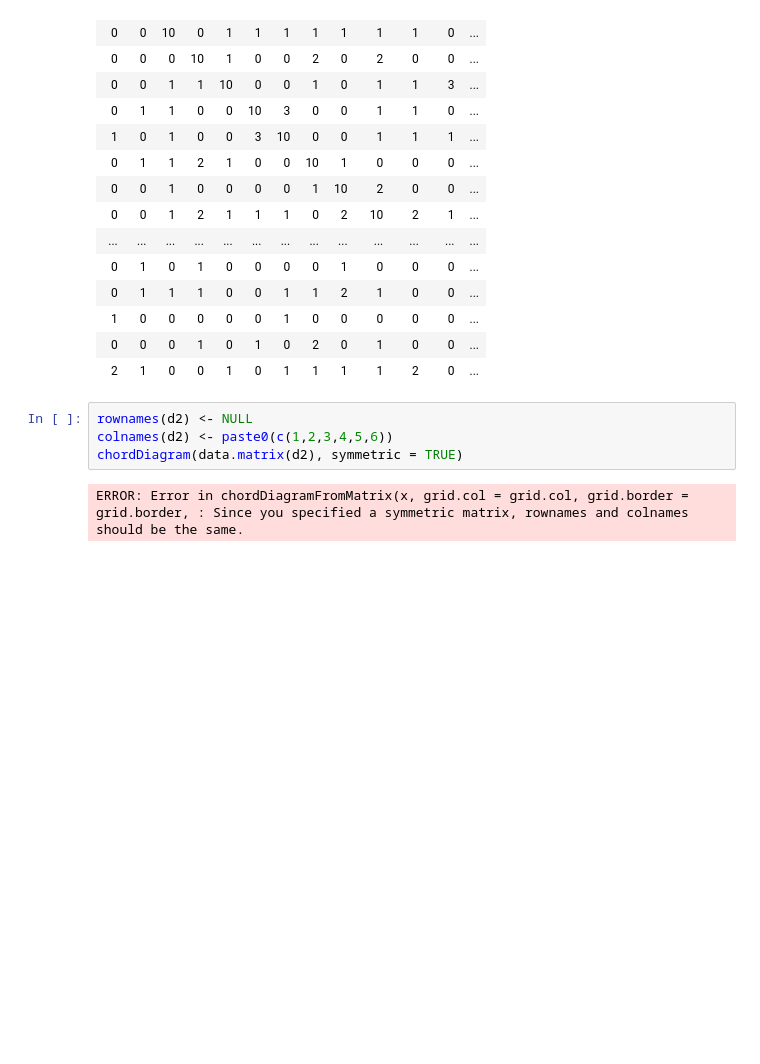
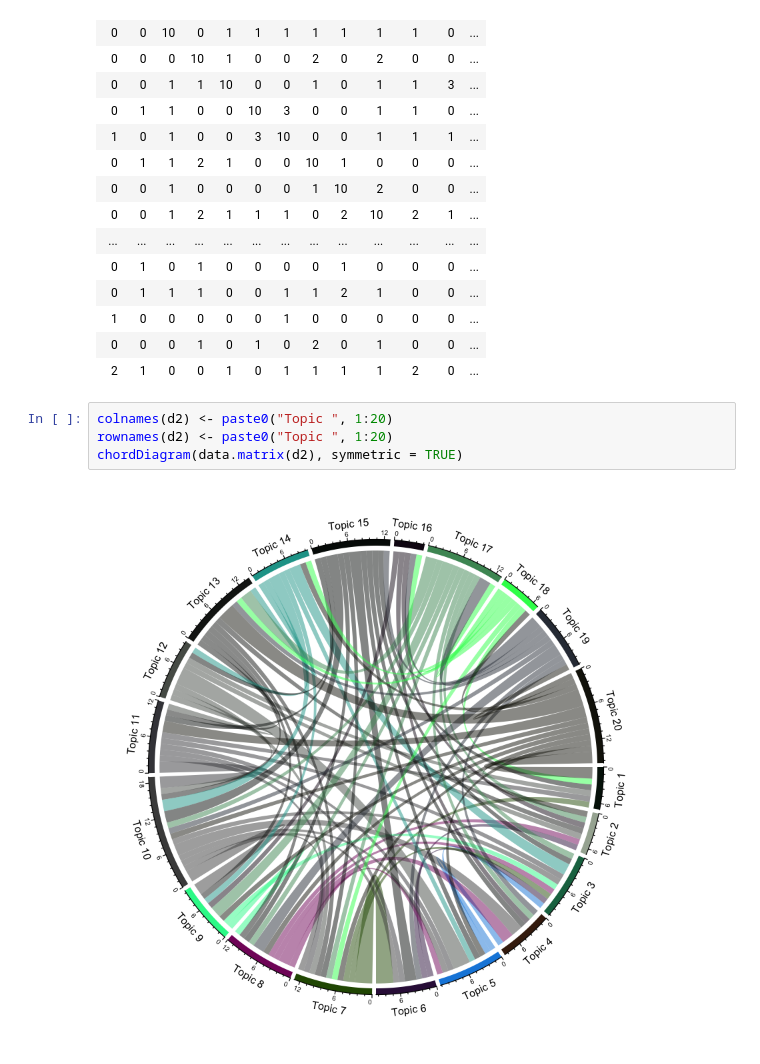
Before and after one commit to JuliusHaring/IRTMBible, a Jupyter notebook: R/Chords.ipynb, the cells around one changed output. Drawn from its saved outputs; the diff is of its cells as text; blank space fills up the shorter version.

```diff
--- a/R/Chords.ipynb
+++ b/R/Chords.ipynb
@@ -36,8 +36,8 @@ d2
 | 0 | 0 | 0 | 1 | 0 | 1 | 0 | 2 | 0 | 1 | 0 | 0 | ... |
 | 2 | 1 | 0 | 0 | 1 | 0 | 1 | 1 | 1 | 1 | 2 | 0 | ... |
 # %%
-rownames(d2) <- NULL
-colnames(d2) <- paste0(c(1,2,3,4,5,6))
+colnames(d2) <- paste0("Topic ", 1:20)
+rownames(d2) <- paste0("Topic ", 1:20)
 chordDiagram(data.matrix(d2), symmetric = TRUE)
 # %% [output]
-ERROR: Error in chordDiagramFromMatrix(x, grid.col = grid.col, grid.border = grid.border, : Since you specified a symmetric matrix, rownames and colnames should be the same.
+[figure, added]
```
Also changed, not shown: 1 other file.
